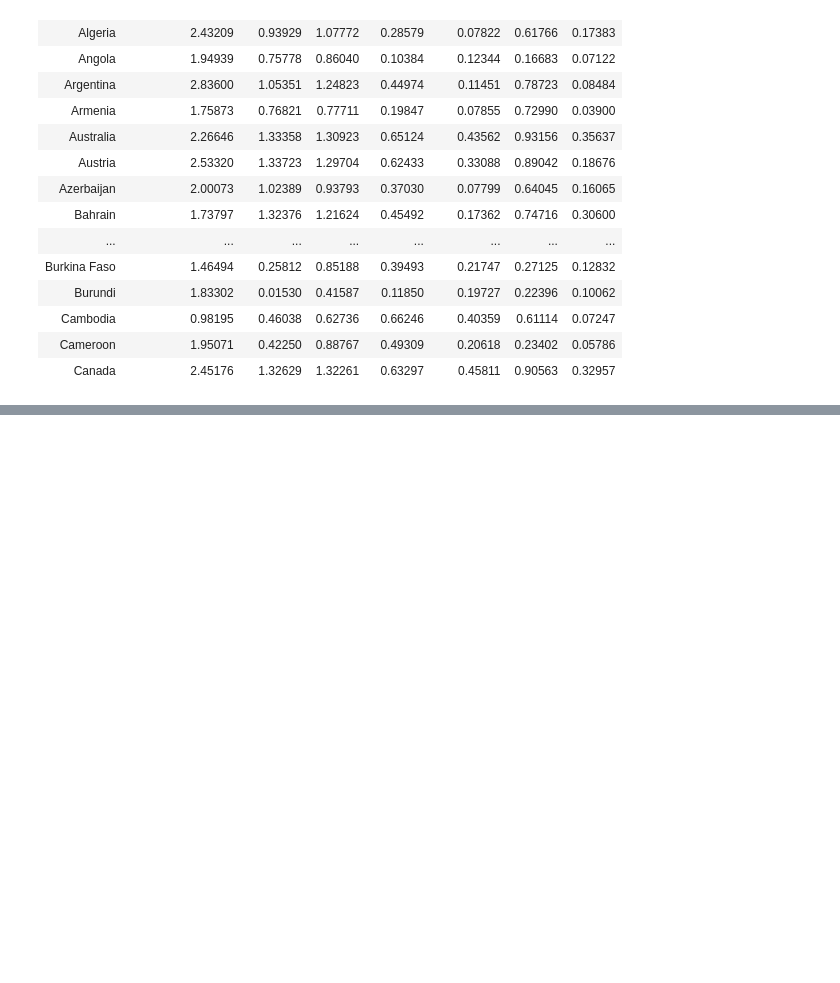
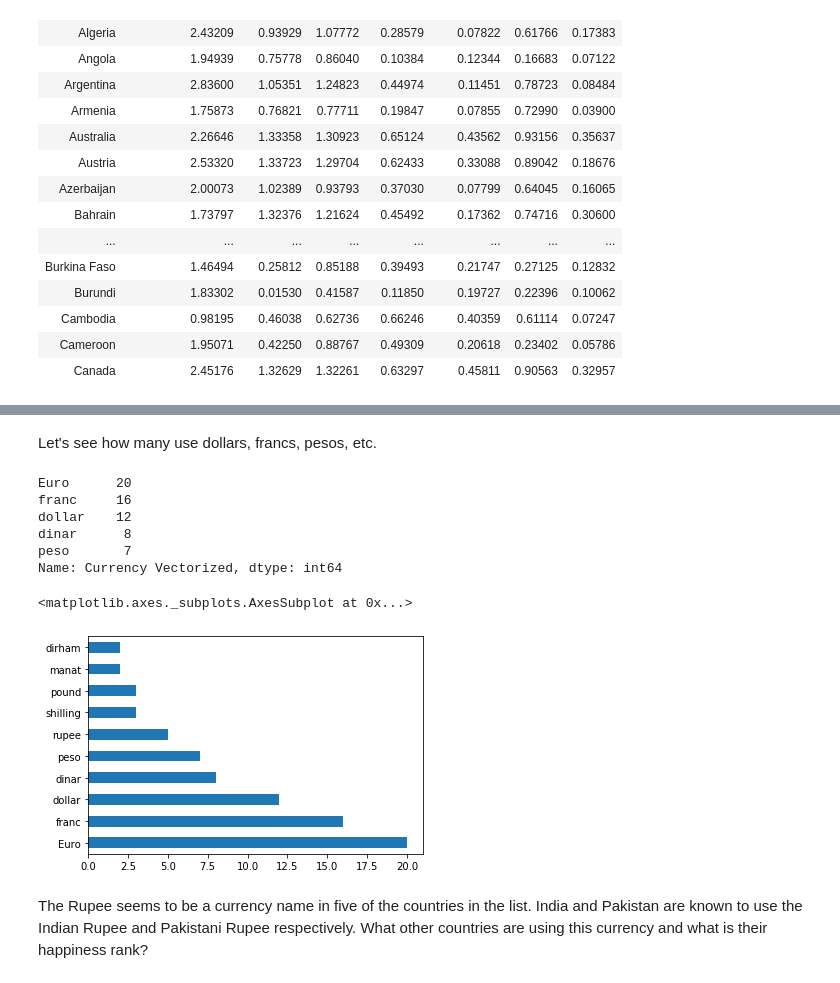
Before and after one commit to srinivasanprashant/World-Happiness-Report, a Jupyter notebook: data-analysis.ipynb, the cells around one changed output, grey strips where cells are left out. Saved outputs shown, nothing was run; the diff lists cells and outputs as text; code cells hidden in the pictures; blank space fills up the shorter version.

Commit message:
Update data-analysis.ipynb
Combining current dataset with more data and reviewing common currency root names.

```diff
--- a/data-analysis.ipynb
+++ b/data-analysis.ipynb
@@ -282,0 +286,8 @@ unmelt.head(25)
+# %%
+# read the data sets into pandas and combine them
+world_dev = pd.read_csv("World_dev.csv")
+col_renaming = {'SourceOfMostRecentIncomeAndExpenditureData': 'IESurvey'}
+
+merged = happiness2015.merge(world_dev, how="left", left_on="Country", right_on="ShortName")
+merged.rename(mapper=col_renaming, inplace=True, axis="columns")
+merged.head()
@@ -282,0 +304,3 @@ unmelt.head(25)
+# %%
+merged['Currency Vectorized']=(merged["CurrencyUnit"].str.split()).str.get(-1)
+merged["Currency Vectorized"].head
@@ -282,0 +320,19 @@ unmelt.head(25)
+# %% [markdown]
+Let's see how many use dollars, francs, pesos, etc.
+# %%
+merged["Currency Vectorized"].value_counts().head()
+# %% [output]
+Euro      20
+franc     16
+dollar    12
+dinar      8
+peso       7
+Name: Currency Vectorized, dtype: int64
+# %%
+# Create a bar chart of the results for top 10 currency names
+merged["Currency Vectorized"].value_counts().head(10).plot(kind="barh", y="value", legend=False)
+# %% [output]
+<matplotlib.axes._subplots.AxesSubplot at 0x...>
+[figure, added]
+# %% [markdown]
+The Rupee seems to be a currency name in five of the countries in the list. India and Pakistan are known to use the Indian Rupee and Pakistani Rupee respectively. What other countries are using this currency and what is their happiness rank?
```
Also changed, not shown: parts of 10 cells of this notebook.
